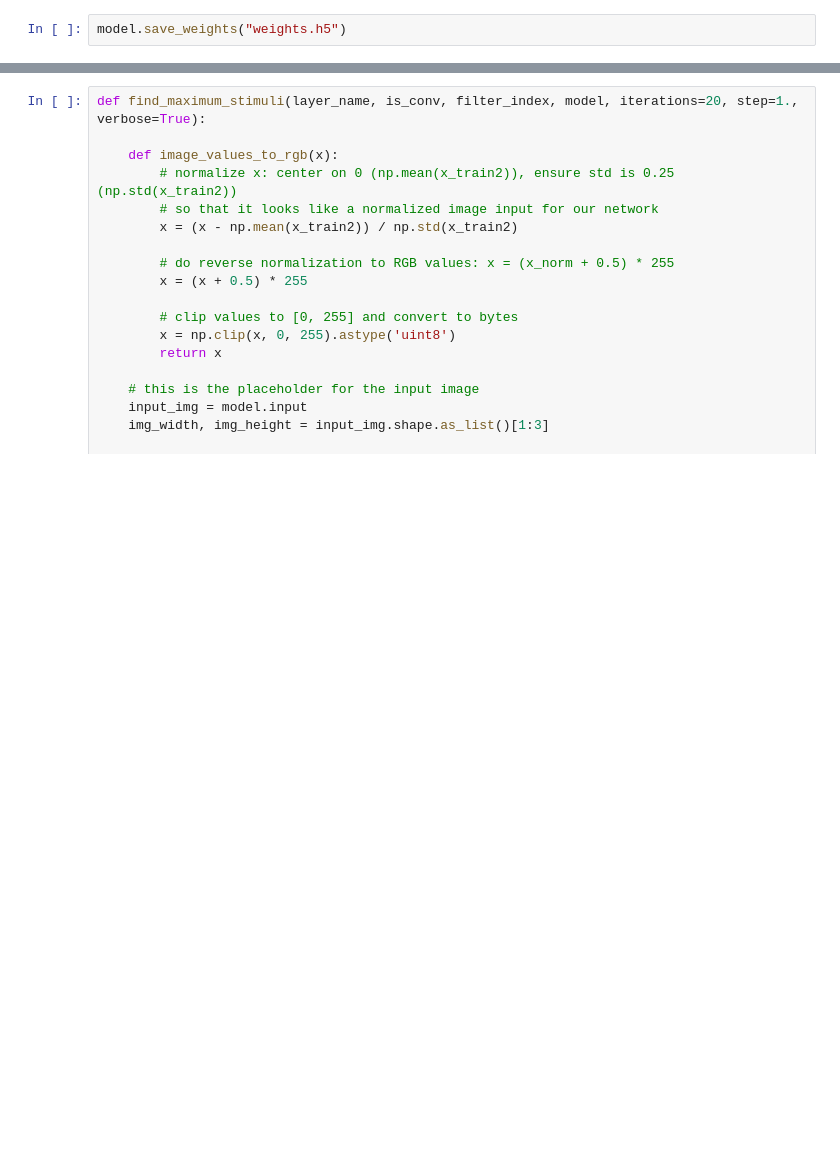
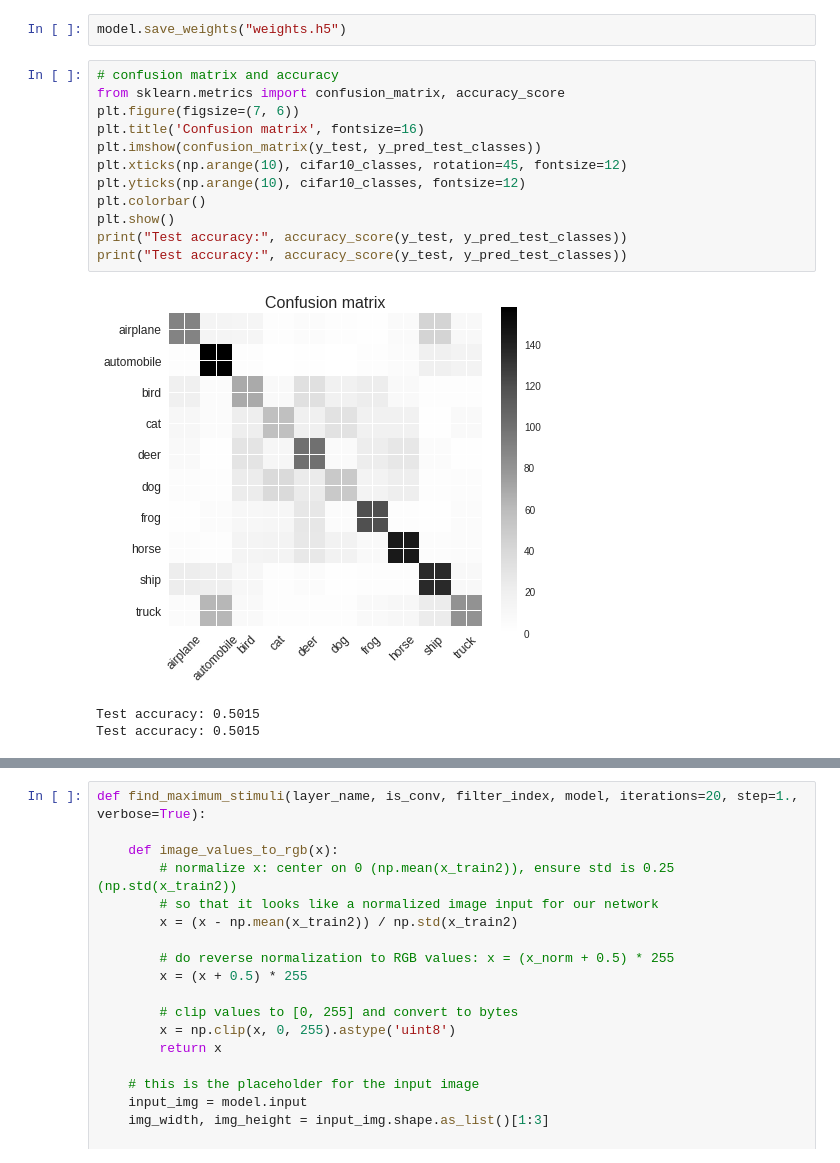
Before and after one commit to gsvenky89/Assignemnt_2_ML, a Jupyter notebook: CNN_for_CIFAR_10.ipynb, the cells around one changed output, grey strips where cells are left out. Saved outputs shown, nothing was run; the diff lists cells and outputs as text; blank space fills up the shorter version.

```diff
--- a/CNN_for_CIFAR_10.ipynb
+++ b/CNN_for_CIFAR_10.ipynb
@@ -199,2 +216,18 @@ Test accuracy: 0.5505
 # %%
 model.save_weights("weights.h5")
+# %%
+# confusion matrix and accuracy
+from sklearn.metrics import confusion_matrix, accuracy_score
+plt.figure(figsize=(7, 6))
+plt.title('Confusion matrix', fontsize=16)
+plt.imshow(confusion_matrix(y_test, y_pred_test_classes))
+plt.xticks(np.arange(10), cifar10_classes, rotation=45, fontsize=12)
+plt.yticks(np.arange(10), cifar10_classes, fontsize=12)
+plt.colorbar()
+plt.show()
+print("Test accuracy:", accuracy_score(y_test, y_pred_test_classes))
+print("Test accuracy:", accuracy_score(y_test, y_pred_test_classes))
+# %% [output]
+[figure, added]
+Test accuracy: 0.5015
+Test accuracy: 0.5015
```
Also changed, not shown: parts of 11 cells of this notebook.
